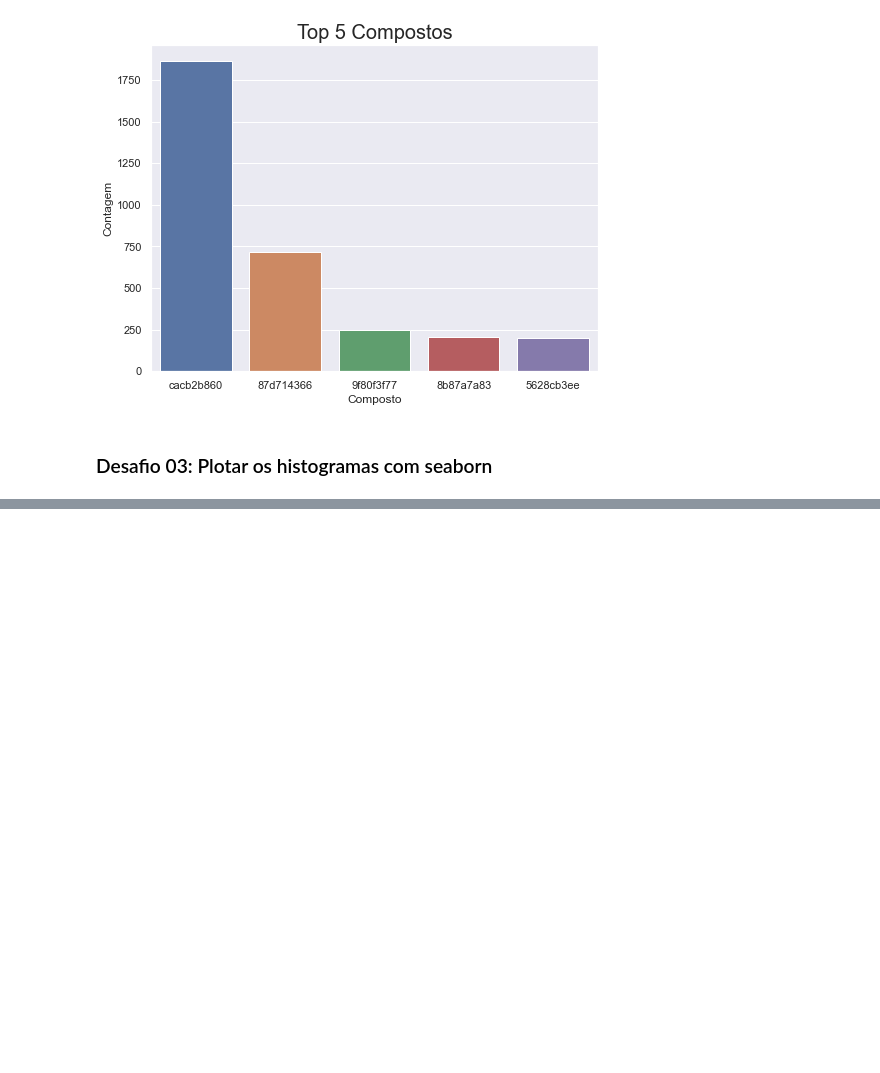
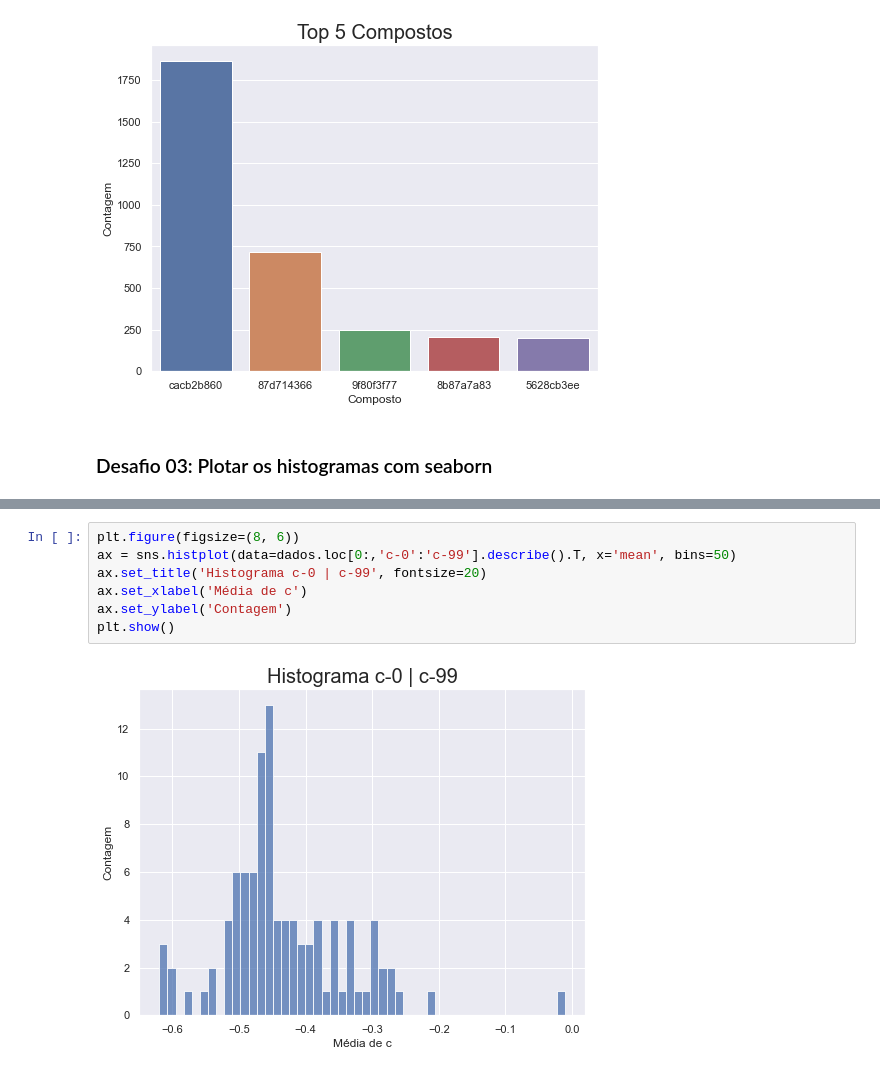
Before and after one commit to vagmartens/alura_imersaodados3, a Jupyter notebook: Alura_Aula_02.ipynb, the cells around one changed output, grey strips where cells are left out. Drawn from its saved outputs; the diff is of its cells as text; blank space fills up the shorter version.

```diff
--- a/Alura_Aula_02.ipynb
+++ b/Alura_Aula_02.ipynb
@@ -477,0 +452,9 @@ sns.histplot(data=dados.loc[0:,'g-0':'g-771'].describe().T, x='mean', bins=50)
+# %%
+plt.figure(figsize=(8, 6))
+ax = sns.histplot(data=dados.loc[0:,'c-0':'c-99'].describe().T, x='mean', bins=50)
+ax.set_title('Histograma c-0 | c-99', fontsize=20)
+ax.set_xlabel('Média de c')
+ax.set_ylabel('Contagem')
+plt.show()
+# %% [output]
+[figure, added]
```
Also changed, not shown: parts of 7 cells of this notebook.
